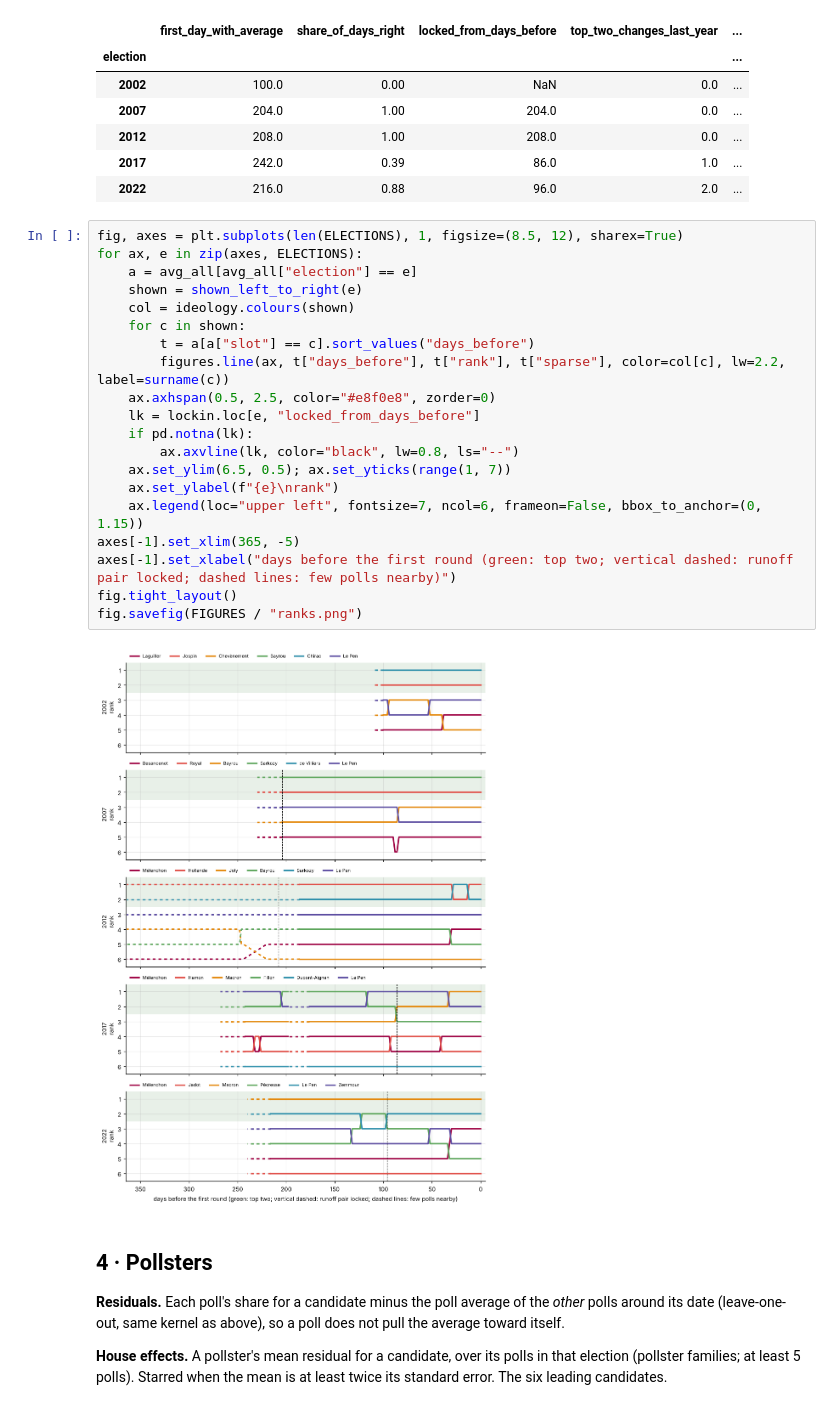
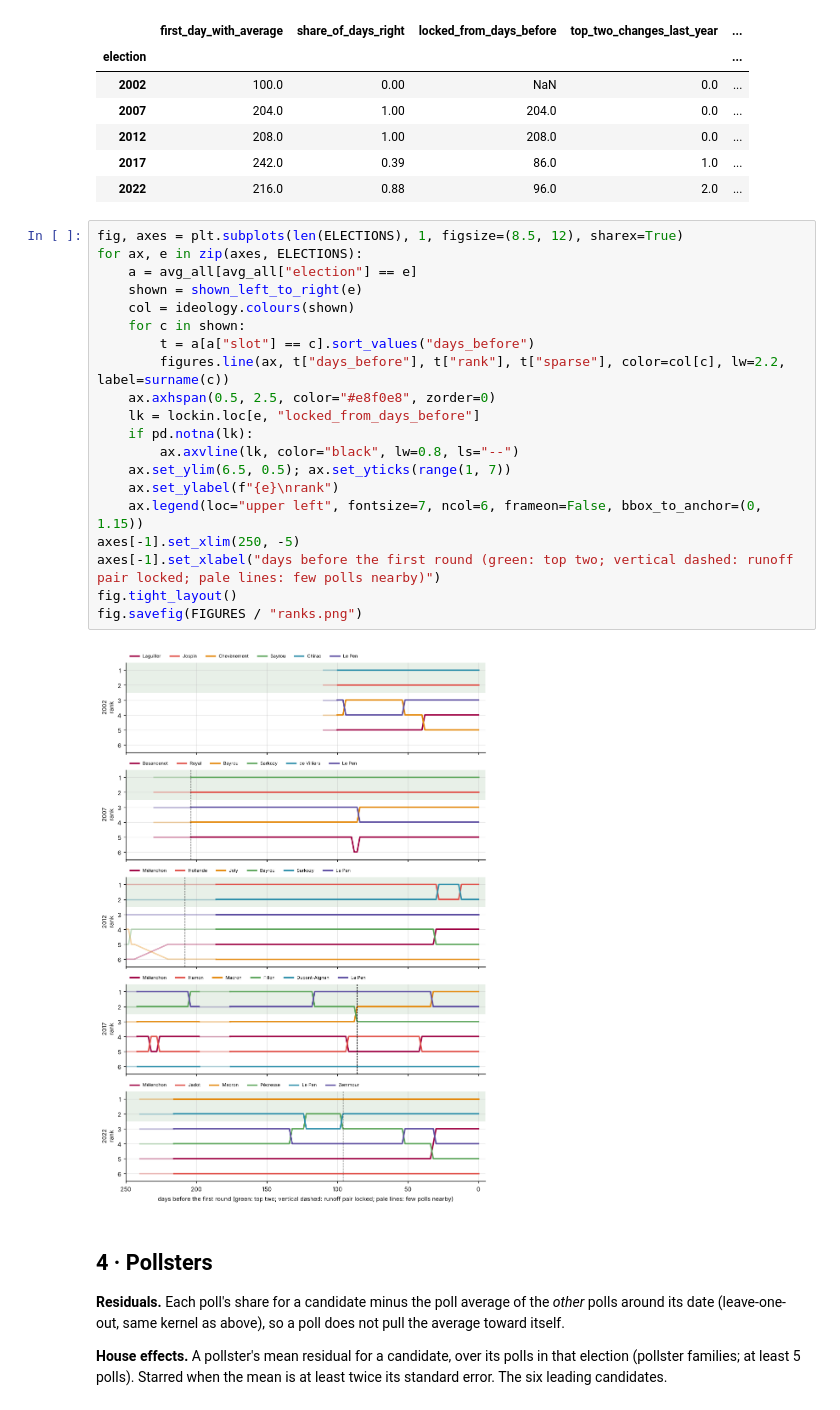
Before and after one commit to clarasalas/strategic-voting-polls-2RS, a Jupyter notebook: notebooks/05_polls_descriptive.ipynb, the cells around one changed output. Drawn from its saved outputs; the diff is of its cells as text.

```diff
--- a/notebooks/05_polls_descriptive.ipynb
+++ b/notebooks/05_polls_descriptive.ipynb
@@ -389,25 +389,25 @@ lockin
 # %%
 fig, axes = plt.subplots(len(ELECTIONS), 1, figsize=(8.5, 12), sharex=True)
 for ax, e in zip(axes, ELECTIONS):
     a = avg_all[avg_all["election"] == e]
     shown = shown_left_to_right(e)
     col = ideology.colours(shown)
     for c in shown:
         t = a[a["slot"] == c].sort_values("days_before")
         figures.line(ax, t["days_before"], t["rank"], t["sparse"], color=col[c], lw=2.2, label=surname(c))
     ax.axhspan(0.5, 2.5, color="#e8f0e8", zorder=0)
     lk = lockin.loc[e, "locked_from_days_before"]
     if pd.notna(lk):
         ax.axvline(lk, color="black", lw=0.8, ls="--")
     ax.set_ylim(6.5, 0.5); ax.set_yticks(range(1, 7))
     ax.set_ylabel(f"{e}\nrank")
     ax.legend(loc="upper left", fontsize=7, ncol=6, frameon=False, bbox_to_anchor=(0, 1.15))
-axes[-1].set_xlim(365, -5)
-axes[-1].set_xlabel("days before the first round (green: top two; vertical dashed: runoff pair locked; dashed lines: few polls nearby)")
+axes[-1].set_xlim(250, -5)
+axes[-1].set_xlabel("days before the first round (green: top two; vertical dashed: runoff pair locked; pale lines: few polls nearby)")
 fig.tight_layout()
 fig.savefig(FIGURES / "ranks.png")
 # %% [output]
-[figure, old version]
+[figure, new version]
 # %% [markdown]
 ## 4 · Pollsters
 
```
Also changed, not shown: parts of 2 cells of this notebook, 3 other files.
